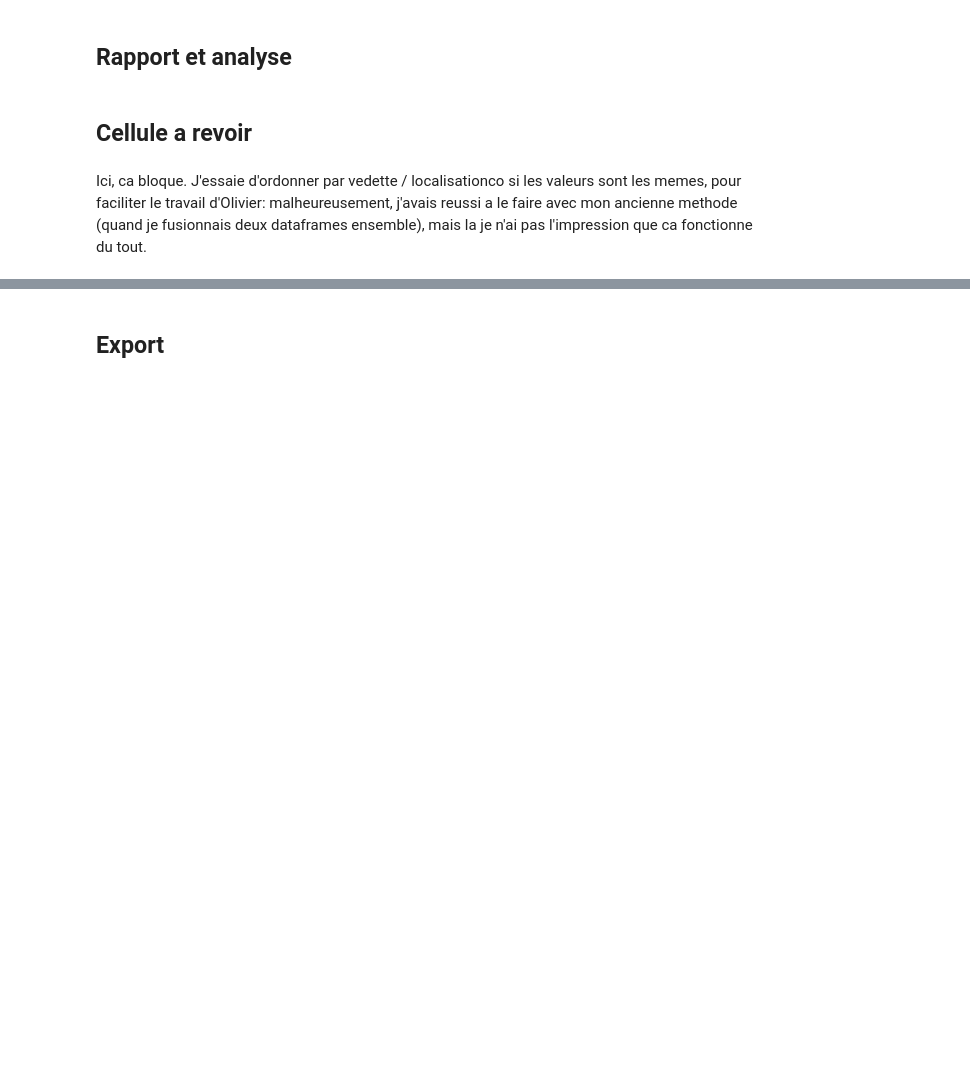
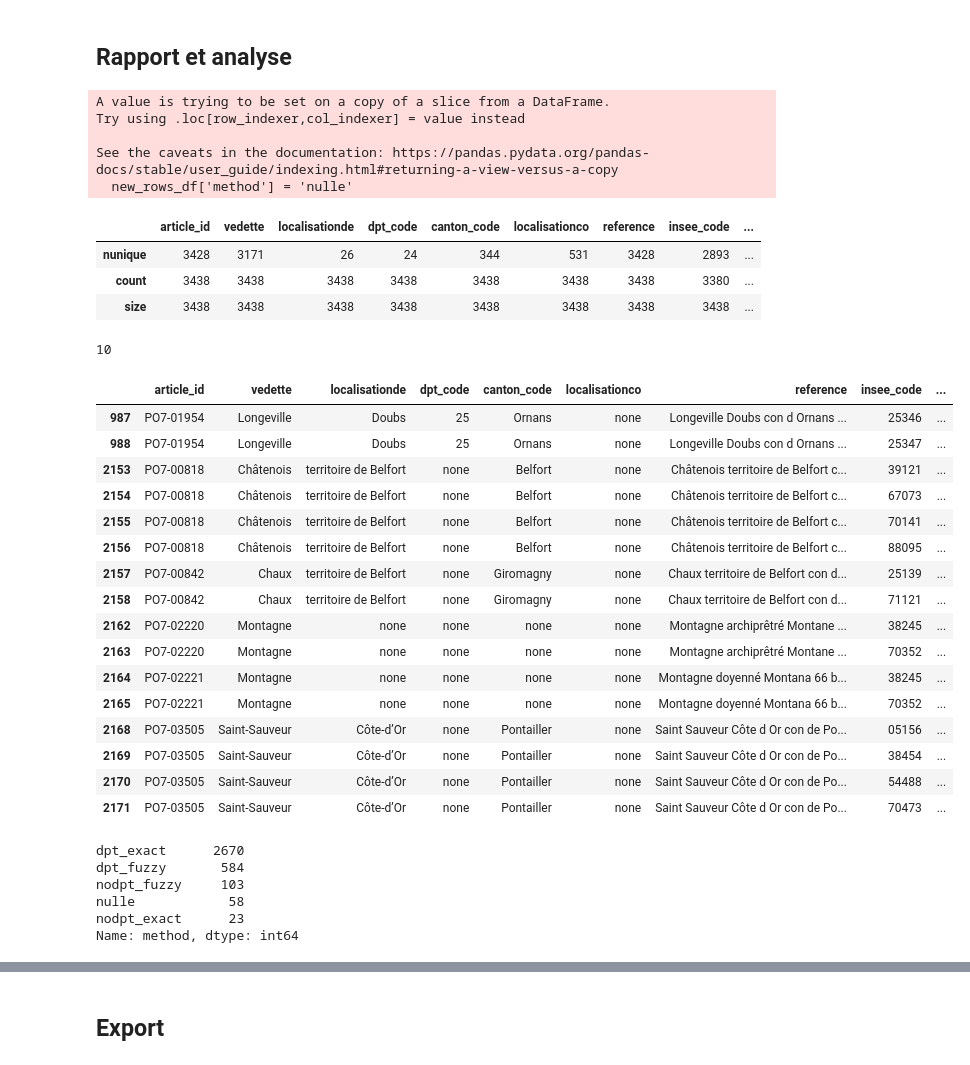
Before and after one commit to chartes/dico-topo, a Jupyter notebook: utils/pouille_linking/PO_linking.ipynb, the cells around one changed output, grey strips where cells are left out. Cells and saved outputs as stored; diff of their text form; code cells hidden in the pictures; blank space fills up the shorter version.

Commit message:
version finale

```diff
--- a/utils/pouille_linking/PO_linking.ipynb
+++ b/utils/pouille_linking/PO_linking.ipynb
@@ -322,7 +431,7 @@ import difflib
 nccenr_to_insee = main_insee_commune.set_index('NCCENR')['insee_code'].to_dict()
 
 # Lier les communes avec dpt de localisation (dpt/fuzzy match)
-pas_communes_fuzzy_dpt_df = pas_communes_df[~pas_communes_df.article_id.isin(linked_communes_df['article_id'])][pas_communes_df.dpt_code != 'none']
+pas_communes_fuzzy_dpt_df = pas_communes_df[~pas_communes_df.article_id.isin(linked_places_df['article_id'])][pas_communes_df.dpt_code != 'none']
 pas_communes_fuzzy_dpt_df['insee_code'] = pas_communes_fuzzy_dpt_df['localisationco']
 pas_communes_fuzzy_dpt_df['insee_code'] = pas_communes_fuzzy_dpt_df.apply(
     lambda x: [f"{nccenr} ({nccenr_to_insee.get(nccenr, '')})" for nccenr in difflib.get_close_matches(x['localisationco'], main_insee_commune[main_insee_commune['DEP_id'] == x['dpt_code']]['NCCENR'], n=3)],
@@ -338,7 +447,7 @@ pas_communes_fuzzy_dpt_df['insee_code'] = pas_communes_fuzzy_dpt_df['insee_code'
 pas_communes_fuzzy_dpt_df['method'] = 'dpt_fuzzy'
 
 # Actualiser le df des liages réalisés
-linked_communes_df = pd.concat([linked_communes_df, pas_communes_fuzzy_dpt_df]).drop_duplicates()
+linked_places_df = pd.concat([linked_places_df, pas_communes_fuzzy_dpt_df]).drop_duplicates()
 # %%
 # Tests
 pas_communes_fuzzy_dpt_df
@@ -353,7 +468,7 @@ import difflib
 nccenr_to_insee = main_insee_commune.set_index('NCCENR')['insee_code'].to_dict()
 
 # Lier les communes sans dpt de localisation (fuzzy match)
-pas_communes_fuzzy_nodpt_df = pas_communes_df[~pas_communes_df.article_id.isin(linked_communes_df['article_id'])][pas_communes_df.dpt_code == 'none']
+pas_communes_fuzzy_nodpt_df = pas_communes_df[~pas_communes_df.article_id.isin(linked_places_df['article_id'])][pas_communes_df.dpt_code == 'none']
 pas_communes_fuzzy_nodpt_df['insee_code'] = pas_communes_fuzzy_nodpt_df['localisationco']
 pas_communes_fuzzy_nodpt_df['insee_code'] = pas_communes_fuzzy_nodpt_df.apply(
     lambda x: [f"{nccenr} ({nccenr_to_insee.get(nccenr, '')})" for nccenr in difflib.get_close_matches(x['localisationco'], main_insee_commune['NCCENR'], n=3)],
@@ -369,7 +484,7 @@ pas_communes_fuzzy_nodpt_df['insee_code'] = pas_communes_fuzzy_nodpt_df['insee_c
 pas_communes_fuzzy_nodpt_df['method'] = 'nodpt_fuzzy'
 
 # Actualiser le df des liages réalisés
-linked_communes_df = pd.concat([linked_communes_df, pas_communes_fuzzy_nodpt_df]).drop_duplicates()
+linked_places_df = pd.concat([linked_places_df, pas_communes_fuzzy_nodpt_df]).drop_duplicates()
 # %%
 # Tests
 pas_communes_fuzzy_nodpt_df
@@ -409,13 +500,15 @@ linked_communes_df['article_id'].nunique()
-# %%
-# A REVOIR : lister les articles non liés et les append au df de liage final avec en valeur de method null
-for col in linked_communes_df.columns:
-    if col not in df.columns:
-        df[col] = 'nulle'
-
-print(df)
 # %%
-new_rows_df = df[~df['article_id'].isin(linked_communes_df['article_id'])]
+#on append les deux dataframes ensemble
 
-merged_df = linked_communes_df.append(new_rows_df, ignore_index=True)
+new_rows_df = df[~df['article_id'].isin(linked_places_df['article_id'])]
 
-merged_df
+if 'method' not in new_rows_df.columns:
+    new_rows_df['method'] = 'nulle'
+
+linked_places_df = linked_places_df.append(new_rows_df, ignore_index=True)
+# %% [output]
+A value is trying to be set on a copy of a slice from a DataFrame.
+Try using .loc[row_indexer,col_indexer] = value instead
+
+See the caveats in the documentation: https://pandas.pydata.org/pandas-docs/stable/user_guide/indexing.html#returning-a-view-versus-a-copy
+  new_rows_df['method'] = 'nulle'
@@ -435,7 +515,43 @@ merged_df_dupes.shape
+# %%
+linked_places_df.agg(['nunique', 'count', 'size'])
+# %% [output]
+|  | article_id | vedette | localisationde | dpt_code | canton_code | localisationco | reference | insee_code | ... |
+| nunique | 3428 | 3171 | 26 | 24 | 344 | 531 | 3428 | 2893 | ... |
+| count | 3438 | 3438 | 3438 | 3438 | 3438 | 3438 | 3438 | 3380 | ... |
+| size | 3438 | 3438 | 3438 | 3438 | 3438 | 3438 | 3438 | 3438 | ... |
+# %%
+# des doublons?
+nombre_de_doublons = linked_places_df.duplicated(subset=['article_id']).sum()
+print(nombre_de_doublons)
+# %% [output]
+10
+# %%
+linked_places_df.loc[linked_places_df.duplicated(keep=False,subset=['article_id']), :]
+# %% [output]
+|  | article_id | vedette | localisationde | dpt_code | canton_code | localisationco | reference | insee_code | ... |
+| 987 | PO7-01954 | Longeville | Doubs | 25 | Ornans | none | Longeville Doubs con d Ornans ... | 25346 | ... |
+| 988 | PO7-01954 | Longeville | Doubs | 25 | Ornans | none | Longeville Doubs con d Ornans ... | 25347 | ... |
+| 2153 | PO7-00818 | Châtenois | territoire de Belfort | none | Belfort | none | Châtenois territoire de Belfort c... | 39121 | ... |
+| 2154 | PO7-00818 | Châtenois | territoire de Belfort | none | Belfort | none | Châtenois territoire de Belfort c... | 67073 | ... |
+| 2155 | PO7-00818 | Châtenois | territoire de Belfort | none | Belfort | none | Châtenois territoire de Belfort c... | 70141 | ... |
+| 2156 | PO7-00818 | Châtenois | territoire de Belfort | none | Belfort | none | Châtenois territoire de Belfort c... | 88095 | ... |
+| 2157 | PO7-00842 | Chaux | territoire de Belfort | none | Giromagny | none | Chaux territoire de Belfort con d... | 25139 | ... |
+| 2158 | PO7-00842 | Chaux | territoire de Belfort | none | Giromagny | none | Chaux territoire de Belfort con d... | 71121 | ... |
+| 2162 | PO7-02220 | Montagne | none | none | none | none | Montagne archiprêtré Montane ... | 38245 | ... |
+| 2163 | PO7-02220 | Montagne | none | none | none | none | Montagne archiprêtré Montane ... | 70352 | ... |
+| 2164 | PO7-02221 | Montagne | none | none | none | none | Montagne doyenné Montana 66 b... | 38245 | ... |
+| 2165 | PO7-02221 | Montagne | none | none | none | none | Montagne doyenné Montana 66 b... | 70352 | ... |
+| 2168 | PO7-03505 | Saint-Sauveur | Côte-d’Or | none | Pontailler | none | Saint Sauveur Côte d Or con de Po... | 05156 | ... |
+| 2169 | PO7-03505 | Saint-Sauveur | Côte-d’Or | none | Pontailler | none | Saint Sauveur Côte d Or con de Po... | 38454 | ... |
+| 2170 | PO7-03505 | Saint-Sauveur | Côte-d’Or | none | Pontailler | none | Saint Sauveur Côte d Or con de Po... | 54488 | ... |
+| 2171 | PO7-03505 | Saint-Sauveur | Côte-d’Or | none | Pontailler | none | Saint Sauveur Côte d Or con de Po... | 70473 | ... |
 # %%
-method_counts = merged_df['method'].value_counts()
+method_counts = linked_places_df['method'].value_counts()
 print(method_counts)
+# %% [output]
+dpt_exact      2670
+dpt_fuzzy       584
+nodpt_fuzzy     103
+nulle            58
+nodpt_exact      23
+Name: method, dtype: int64
-# %% [markdown]
-## Cellule a revoir
-# %% [markdown]
-Ici, ca bloque. J'essaie d'ordonner par vedette / localisationco si les valeurs sont les memes, pour faciliter le travail d'Olivier: malheureusement, j'avais reussi a le faire avec mon ancienne methode (quand je fusionnais deux dataframes ensemble), mais la je n'ai pas l'impression que ca fonctionne du tout.
```
Also changed, not shown: parts of 49 cells of this notebook.
